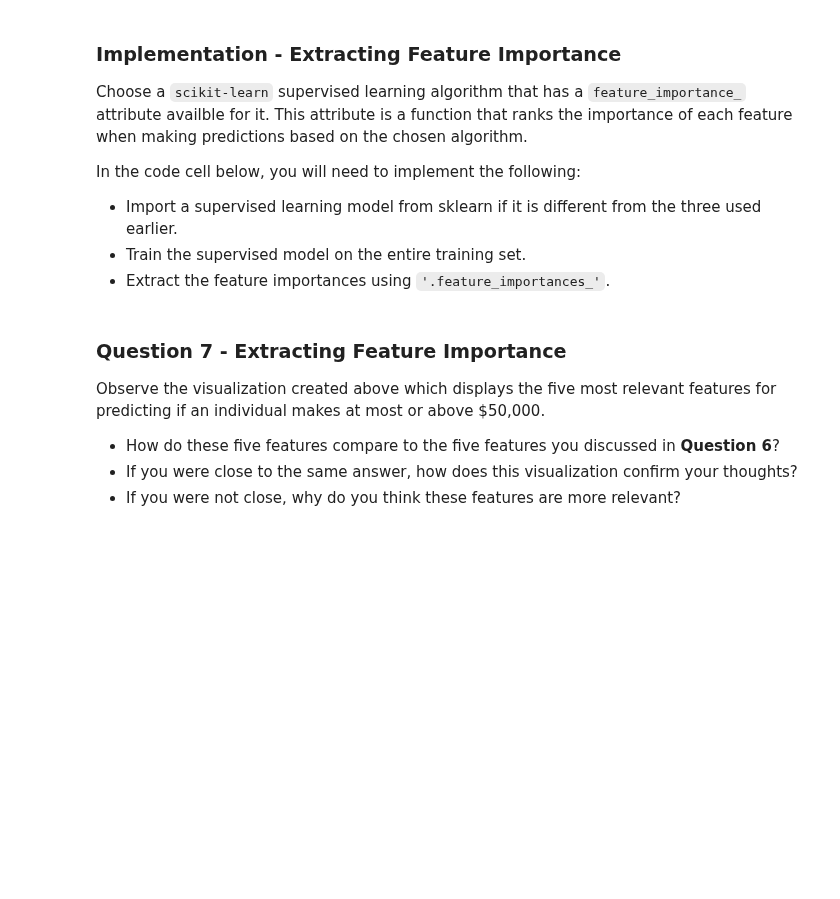
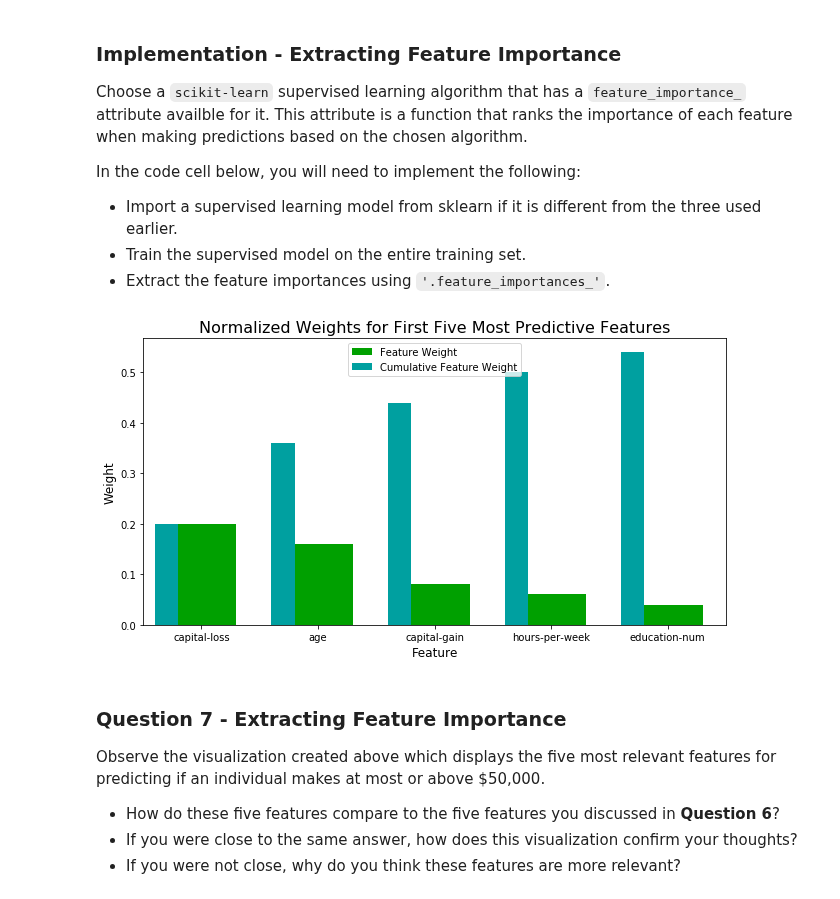
Before and after one commit to ashupednekar/udacily_ml, a Jupyter notebook: finding_donors/home/finding_donors.ipynb, the cells around one changed output. Saved outputs shown, nothing was run; the diff lists cells and outputs as text; code cells hidden in the pictures; blank space fills up the shorter version.

```diff
--- a/finding_donors/home/finding_donors.ipynb
+++ b/finding_donors/home/finding_donors.ipynb
@@ -630,17 +629,19 @@ In the code cell below, you will need to implement the following:
  - Extract the feature importances using `'.feature_importances_'`.
 # %%
 # TODO: Import a supervised learning model that has 'feature_importances_'
-from sklearn.tree import DecisionTreeClassifier
+from sklearn.ensemble import AdaBoostClassifier
+clf = AdaBoostClassifier(random_state=234)
 
 # TODO: Train the supervised model on the training set using .fit(X_train, y_train)
-model = DecisionTreeClassifier()
-model = model.fit(X_train,y_train)
+model = clf.fit(X_train,y_train)
 
 # TODO: Extract the feature importances using .feature_importances_
-importances = model.feature_importances_
+importances = clf.feature_importances_
 
 # Plot
 vs.feature_plot(importances, X_train, y_train)
+# %% [output]
+[figure, added]
 # %% [markdown]
 ### Question 7 - Extracting Feature Importance
 
```
Also changed, not shown: parts of 28 cells of this notebook.
